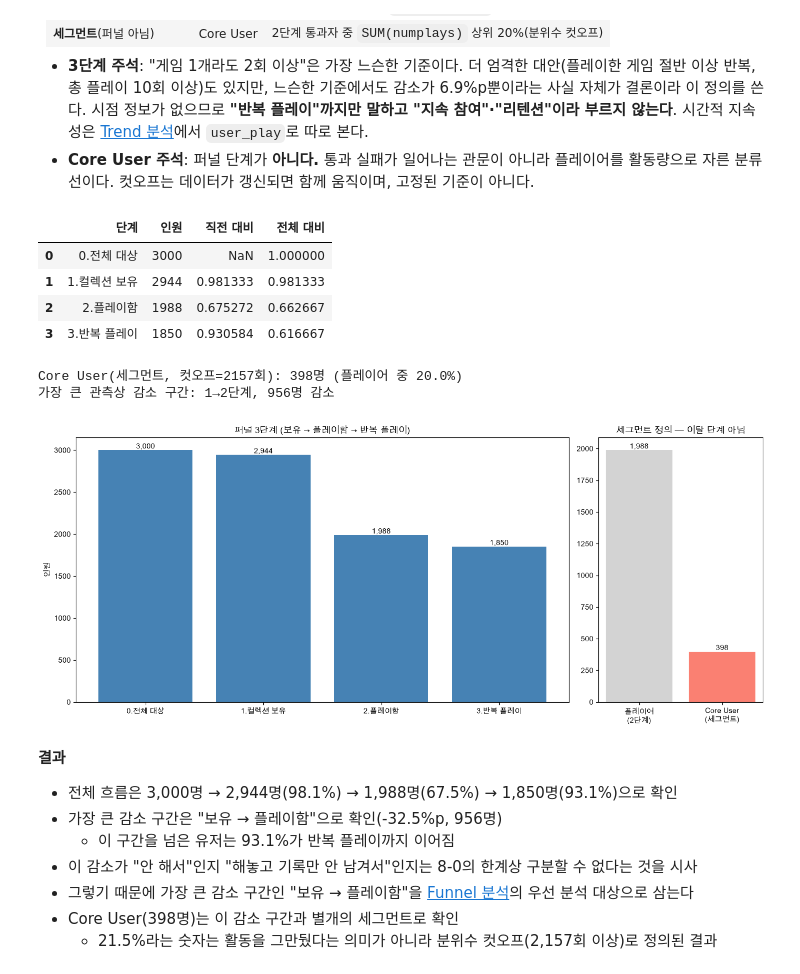
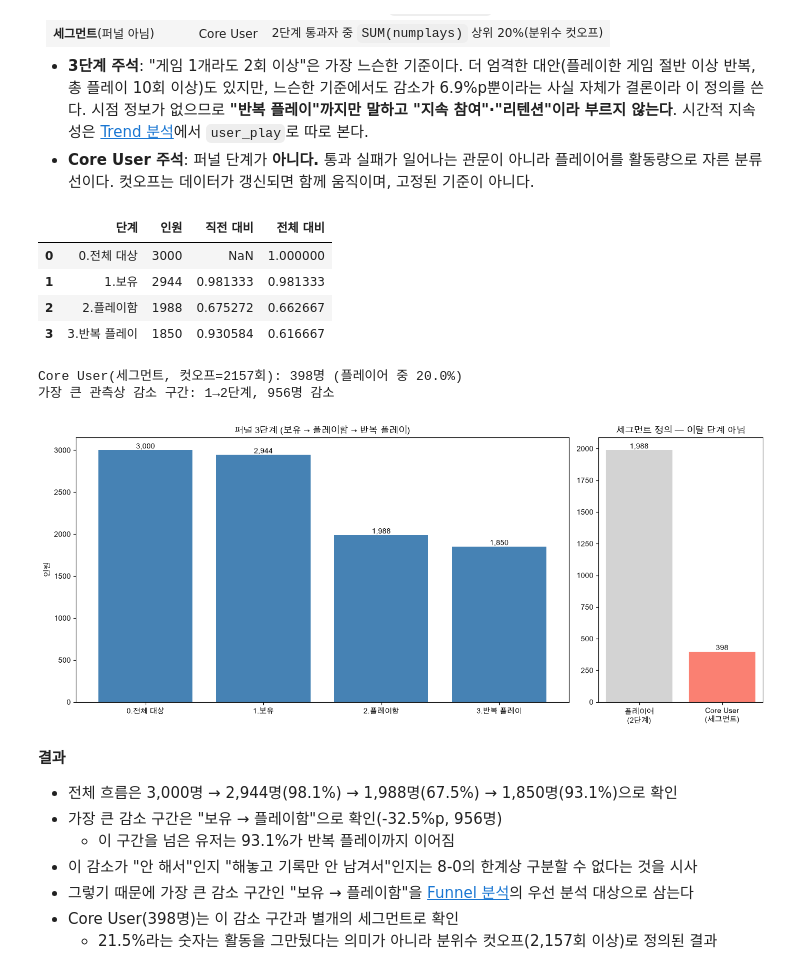
Before and after one commit to GH-Door/bgg-user-analytics, a Jupyter notebook: jupyter/01.EDA.ipynb, the cells around one changed output. Cells and saved outputs as stored; diff of their text form; code cells hidden in the pictures.

```diff
--- a/jupyter/01.EDA.ipynb
+++ b/jupyter/01.EDA.ipynb
@@ -1462,32 +1465,32 @@ plays 대상 중 플레이 로그를 한 건도 남기지 않은 유저: 335명
 # %%
 N = len(user_info)
 u_owned = user_item["user_id"].nunique()
 
 by_user = user_item.groupby("user_id").agg(
     total_numplays=("numplays", "sum"),
     n_owned=("objectid", "size"),
     n_repeat=("numplays", lambda s: (s >= 2).sum()),
     n_rated=("user_rating", lambda s: s.notna().sum()),
 )
 players = by_user[by_user["total_numplays"] > 0]
 repeat_players = players[players["n_repeat"] > 0]
 core_cutoff = players["total_numplays"].quantile(0.8)
 core_users = players[players["total_numplays"] >= core_cutoff]
 
 funnel = pd.DataFrame([
     ["0.전체 대상", N, None],
-    ["1.컬렉션 보유", u_owned, u_owned / N],
+    ["1.보유", u_owned, u_owned / N],
     ["2.플레이함", len(players), len(players) / u_owned],
     ["3.반복 플레이", len(repeat_players), len(repeat_players) / len(players)],
 ], columns=["단계", "인원", "직전 대비"])
 funnel["전체 대비"] = funnel["인원"] / N
 display(funnel)
 print(f"\nCore User(세그먼트, 컷오프={core_cutoff:.0f}회): {len(core_users):,}명 (플레이어 중 {len(core_users)/len(players):.1%})")
 print(f"가장 큰 관측상 감소 구간: 1→2단계, {u_owned - len(players):,}명 감소")
 # %% [output]
 |  | 단계 | 인원 | 직전 대비 | 전체 대비 |
 | 0 | 0.전체 대상 | 3000 | NaN | 1.000000 |
-| 1 | 1.컬렉션 보유 | 2944 | 0.981333 | 0.981333 |
+| 1 | 1.보유 | 2944 | 0.981333 | 0.981333 |
 | 2 | 2.플레이함 | 1988 | 0.675272 | 0.662667 |
 | 3 | 3.반복 플레이 | 1850 | 0.930584 | 0.616667 |
 Core User(세그먼트, 컷오프=2157회): 398명 (플레이어 중 20.0%)
@@ -1509,7 +1512,7 @@ for i, v in enumerate([len(players), len(core_users)]):
 plt.tight_layout()
 plt.show()
 # %% [output]
-[figure, old version]
+[figure, new version]
 # %% [markdown]
 **결과**
 - 전체 흐름은 3,000명 → 2,944명(98.1%) → 1,988명(67.5%) → 1,850명(93.1%)으로 확인
```
Also changed, not shown: parts of 4 cells of this notebook, 5 other files.
